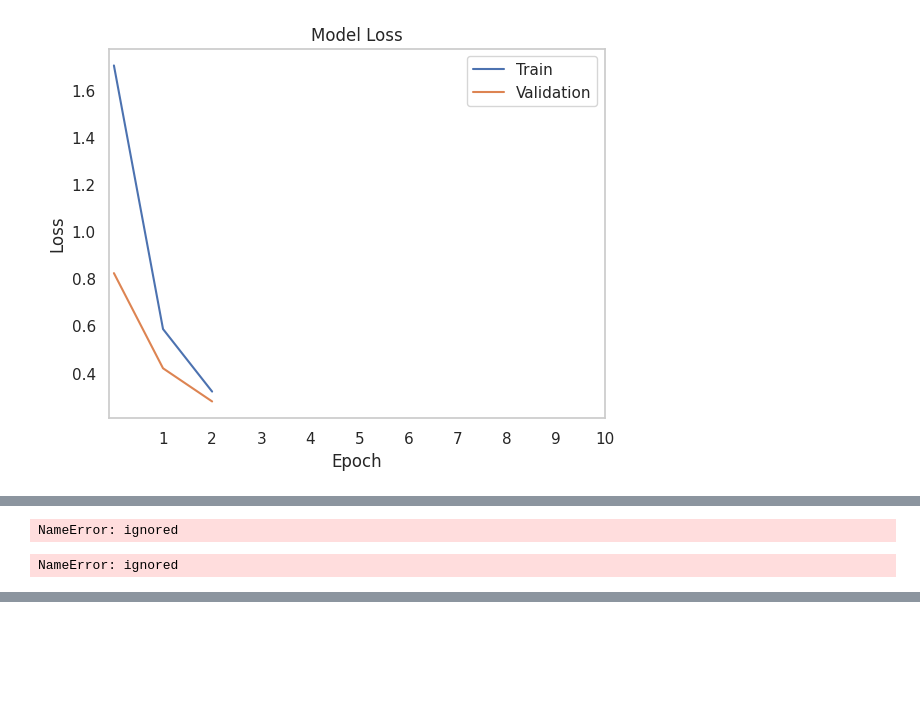
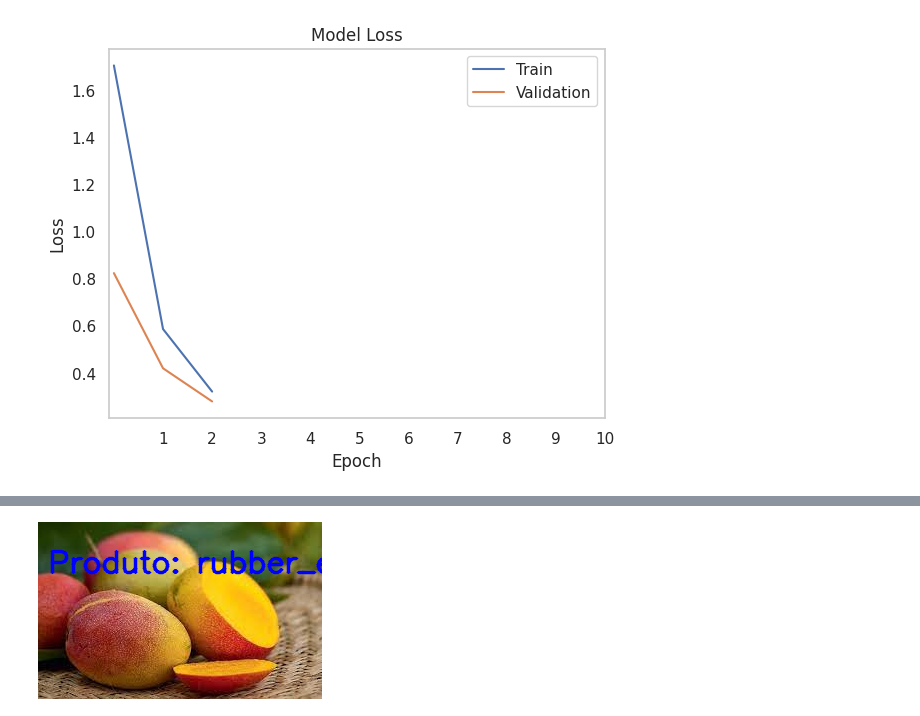
Before and after one commit to pscabral/IFMA_Softex, a Jupyter notebook: vgg19_fruits01.ipynb, the cells around one changed output, grey strips where cells are left out. Cells and saved outputs as stored; diff of their text form; code cells hidden in the pictures; blank space fills up the shorter version.

```diff
--- a/vgg19_fruits01.ipynb
+++ b/vgg19_fruits01.ipynb
@@ -275,27 +250,49 @@ NameError: ignored
-# %%
-import numpy as np
-
-# Suponha que você tenha x_test e y_test carregados de fontes separadas
-
-# x_test e y_test devem ter o mesmo número de amostras
-assert len(x_test) == len(y_test)
-
-# Unificar x_test e y_test em um único conjunto de dados de teste
-combined_test_data = np.column_stack((x_test, y_test))
-
-# Agora, combined_test_data contém tanto as features (x_test) quanto os rótulos (y_test)
-
-# Se você quiser separar x_test e y_test novamente, você pode fazer o seguinte:
-x_test = combined_test_data[:, :-1]  # Obtém todas as colunas, exceto a última
-y_test = combined_test_data[:, -1]    # Obtém a última coluna (rótulos)
-# %% [output]
-NameError: ignored
-# %%
-# Plot Testing confusion matrix
-cmat = confusion_matrix(np.asarray(y_test), y_pred, normalize='true')
-
-disp = ConfusionMatrixDisplay(confusion_matrix=cmat, display_labels=class_names)
-disp.plot(cmap='Blues', xticks_rotation='vertical', values_format='.2f')
-plt.show()
-# %% [output]
-NameError: ignored
+# %%
+#!pip install gTTS
+import cv2
+import numpy as np
+from keras.applications.vgg19 import preprocess_input
+from keras.applications.vgg19 import VGG19
+from keras.models import load_model
+from gtts import gTTS
+import IPython.display as ipd
+from google.colab.patches import cv2_imshow
+import os
+
+# Carregar o modelo VGG19
+model = VGG19(weights='imagenet')
+
+# Caminho para a imagem de teste (substitua pelo caminho da sua imagem)
+caminho_imagem_teste = '/content/manja01.jpg'
+
+# Ler a imagem de teste
+image = cv2.imread(caminho_imagem_teste)
+
+# Redimensionar a imagem para o tamanho esperado pelo modelo VGG19 (224x224)
+image_resized = cv2.resize(image, (224, 224))
+
+# Pré-processamento específico do VGG19
+image_preprocessed = preprocess_input(image_resized)
+
+# Fazer a previsão usando o modelo VGG19
+predicted_label = model.predict(np.expand_dims(image_preprocessed, axis=0))
+
+# Obter o ID da classe prevista
+predicted_class_id = np.argmax(predicted_label)
+
+# Obter o nome da classe a partir do ID da classe usando a base de dados do ImageNet
+from keras.applications.vgg19 import decode_predictions
+predicted_class = decode_predictions(predicted_label, top=1)[0][0][1]
+
+# Exibir a imagem com a previsão
+font = cv2.FONT_HERSHEY_SIMPLEX
+cv2.putText(image, f'Produto: {predicted_class}', (10, 50), font, 1, (255, 0, 0), 2, cv2.LINE_AA)
+cv2_imshow(image)
+
+# Gerar o arquivo de áudio com o nome do produto previsto
+tts = gTTS(text=f'O produto é {predicted_class}', lang='pt')
+tts.save('/content/prevision.mp3')
+
+# Reproduzir o arquivo de áudio
+ipd.Audio('/content/prevision.mp3')
+# %% [output]
@@ -301,0 +301 @@ NameError: ignored
+[figure, added]
```
Also changed, not shown: parts of 2 cells of this notebook.
